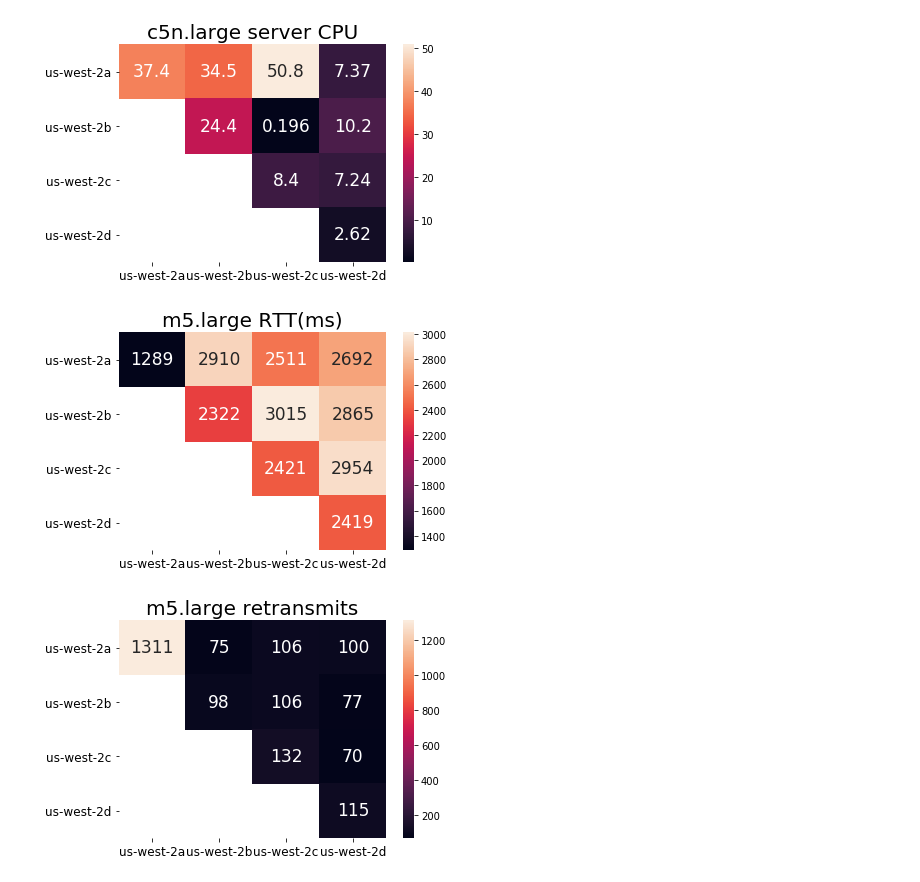
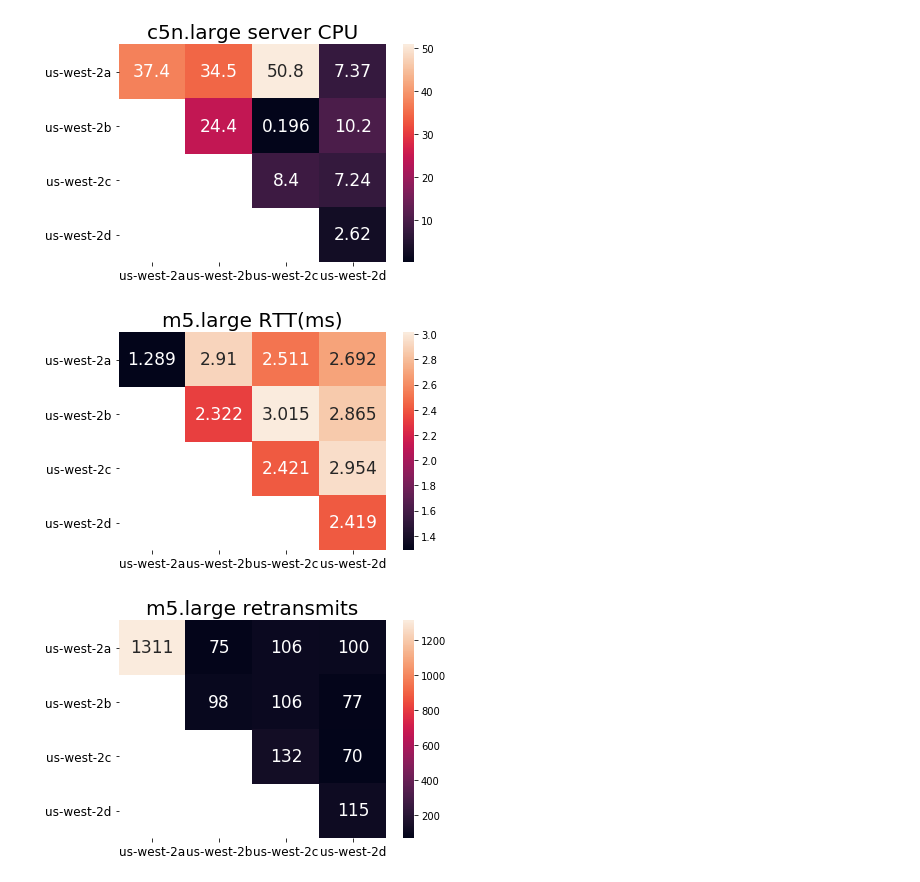
Before and after one commit to radioactivebean0/cse291-cloud-network-benchmark, a Jupyter notebook: visualize.ipynb, the cells around one changed output. Cells and saved outputs as stored; diff of their text form; code cells hidden in the pictures.

```diff
--- a/visualize.ipynb
+++ b/visualize.ipynb
@@ -23,7 +23,7 @@ def parse_json(file_list):
     for i in file_list:
         f = open(i)
         data = json.load(f)
-        rtt.append(data["end"]["streams"][0]["sender"]["mean_rtt"])
+        rtt.append(data["end"]["streams"][0]["sender"]["mean_rtt"]/1000)
         retransmits.append(data["end"]["sum_sent"]["retransmits"])
         avgBW.append(data["end"]["streams"][0]["receiver"]["bits_per_second"]/1000000000)
         clientCPU.append(data["end"]["cpu_utilization_percent"]["host_total"])
@@ -144,14 +144,14 @@ plt.show()
 [figure]
 # %%
 sns.heatmap(m5l_rtt, annot=m5l_rtt, xticklabels=axis_label, yticklabels=axis_label,
-            annot_kws={"size":17}, fmt=".20g")
+            annot_kws={"size":17}, fmt=".4g")
 plt.title("m5.large RTT(ms)", fontsize=20)
 plt.xticks(fontsize=12)
 plt.yticks(fontsize=12)
 plt.savefig("images/m5large/rtt.png", dpi=150, bbox_inches="tight")
 plt.show()
 # %% [output]
-[figure, old version]
+[figure, new version]
 # %%
 sns.heatmap(m5l_retransmits, annot=m5l_retransmits, xticklabels=axis_label, yticklabels=axis_label,
             annot_kws={"size":17}, fmt=".20g")
```
Also changed, not shown: parts of 9 cells of this notebook, 6 other files.
